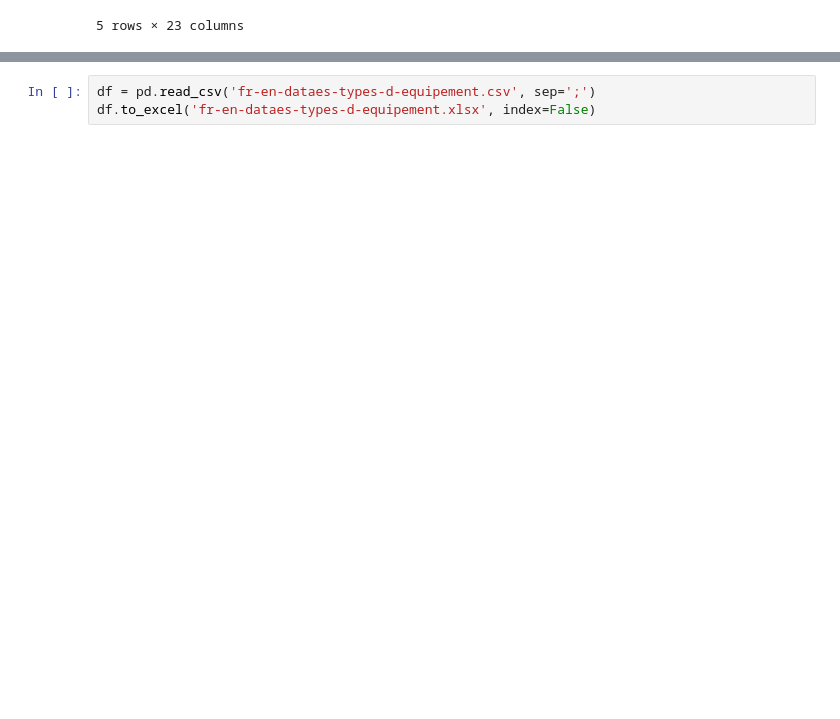
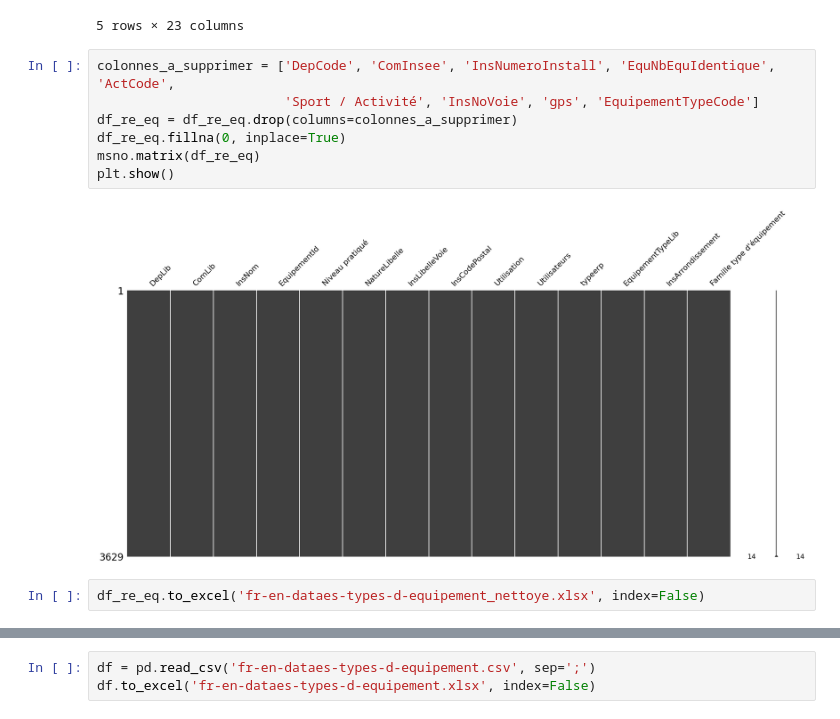
Before and after one commit to S0nia11/Projet_Sp-, a Jupyter notebook: Nettoyage data/Datasets/Equipements/Nettoyage_datasets_equip.ipynb, the cells around one changed output, grey strips where cells are left out. Drawn from its saved outputs; the diff is of its cells as text; blank space fills up the shorter version.

Commit message:
modifs datasets equipements sportifs

```diff
--- a/Nettoyage data/Datasets/Equipements/Nettoyage_datasets_equip.ipynb
+++ b/Nettoyage data/Datasets/Equipements/Nettoyage_datasets_equip.ipynb
@@ -88,3 +92,14 @@ df_re_eq.head()
 | 3 | 95 | Val-d'Oise | 95197 | Deuil-la-Barre | 951970012 | Tennis Club de la Source | 154935 | 2 | ... |
 | 4 | 95 | Val-d'Oise | 95199 | Domont | 951990008 | Tennis des Beursillons | 154959 | 4 | ... |
 5 rows × 23 columns
+# %%
+colonnes_a_supprimer = ['DepCode', 'ComInsee', 'InsNumeroInstall', 'EquNbEquIdentique', 'ActCode',
+                        'Sport / Activité', 'InsNoVoie', 'gps', 'EquipementTypeCode']
+df_re_eq = df_re_eq.drop(columns=colonnes_a_supprimer)
+df_re_eq.fillna(0, inplace=True)
+msno.matrix(df_re_eq)
+plt.show()
+# %% [output]
+[figure, added]
+# %%
+df_re_eq.to_excel('fr-en-dataes-types-d-equipement_nettoye.xlsx', index=False)
```
Also changed, not shown: parts of 6 cells of this notebook, 3 other files.
